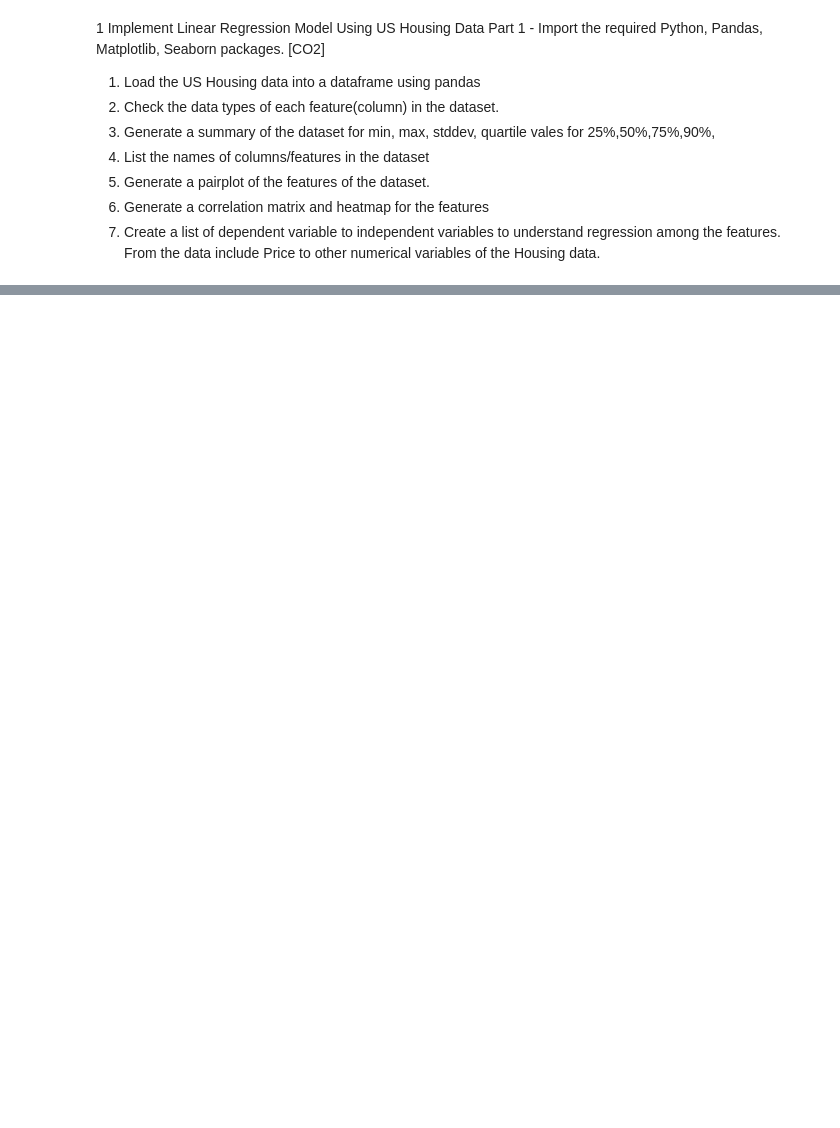
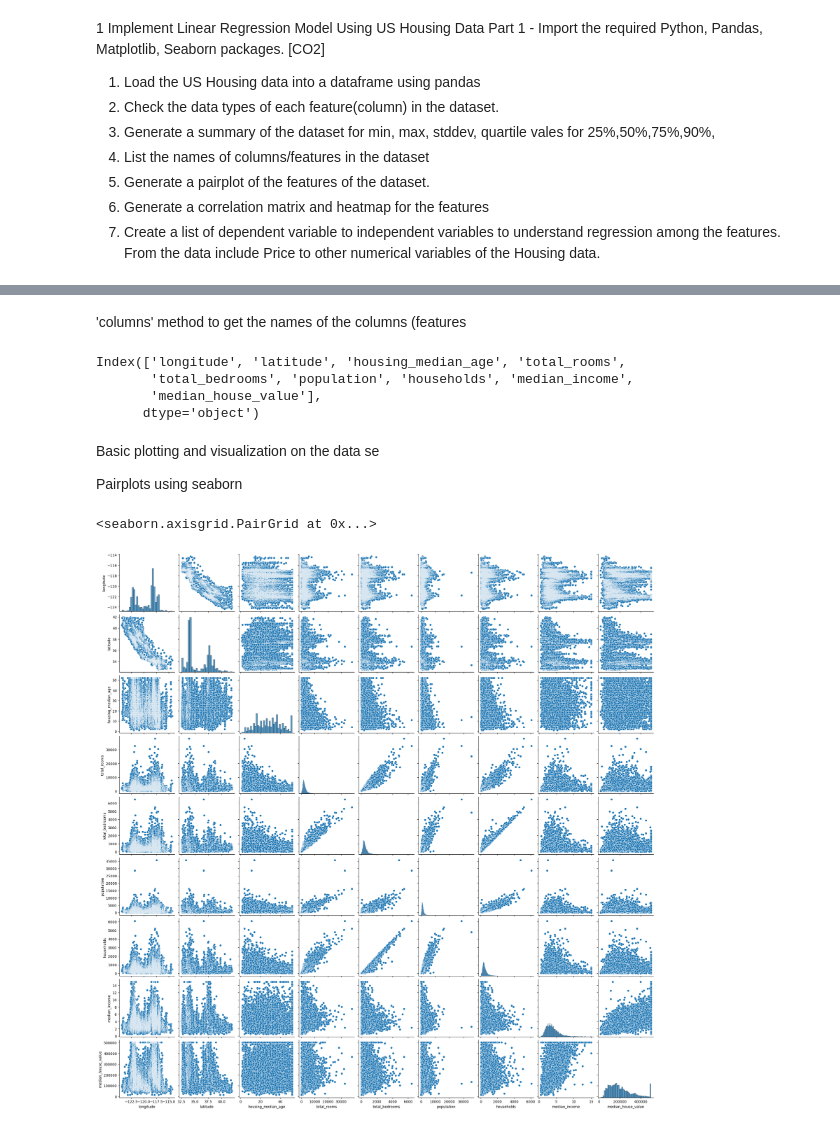
Before and after one commit to AIML2303A51382/AIML-2025, a Jupyter notebook: AIML_A4.ipynb, the cells around one changed output, grey strips where cells are left out. Drawn from its saved outputs; the diff is of its cells as text; code cells hidden in the pictures; blank space fills up the shorter version.

```diff
--- a/AIML_A4.ipynb
+++ b/AIML_A4.ipynb
@@ -16,0 +29,3 @@ Housing data.
+# %%
+df = pd.read_csv("/content/sample_data/california_housing_train.csv")
+df.head()
@@ -16,0 +78,18 @@ Housing data.
+# %% [markdown]
+'columns' method to get the names of the columns (features
+# %%
+df.columns
+# %% [output]
+Index(['longitude', 'latitude', 'housing_median_age', 'total_rooms',
+       'total_bedrooms', 'population', 'households', 'median_income',
+       'median_house_value'],
+      dtype='object')
+# %% [markdown]
+Basic plotting and visualization on the data se
+
+Pairplots using seaborn
+# %%
+sns.pairplot(df)
+# %% [output]
+<seaborn.axisgrid.PairGrid at 0x...>
+[figure, added]
```
Also changed, not shown: parts of 29 cells of this notebook.
